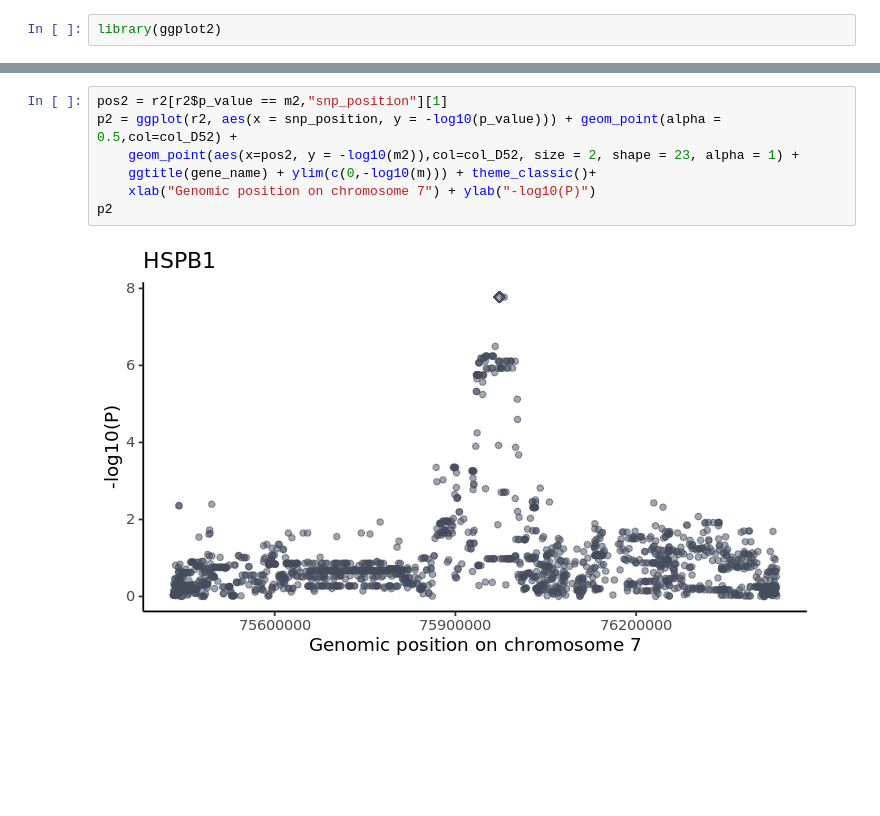
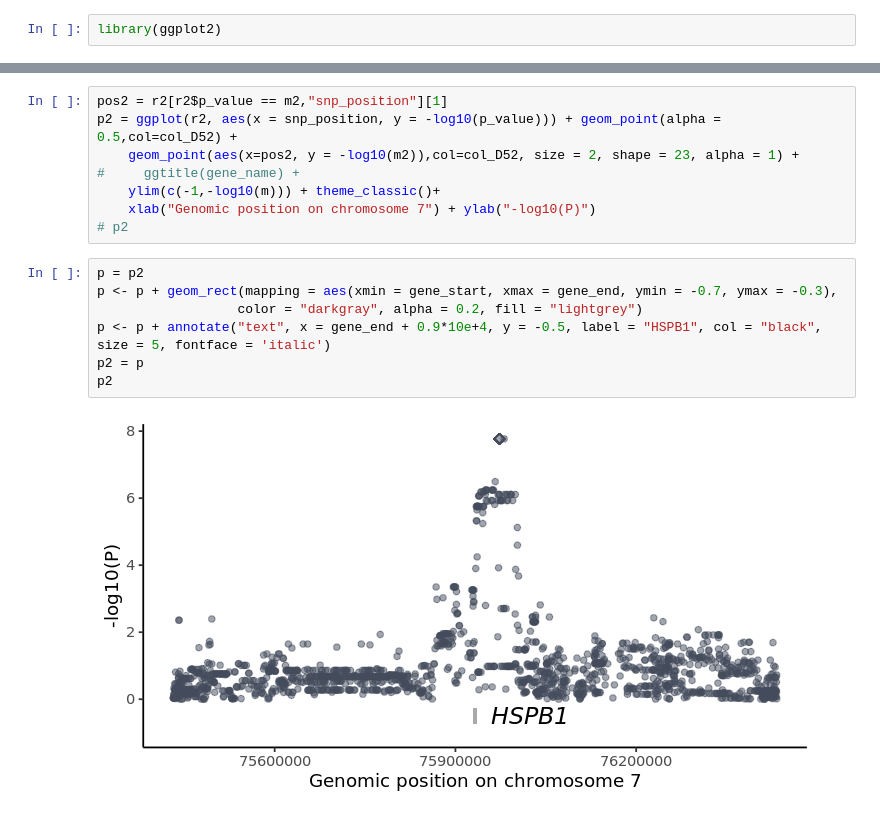
Before and after one commit to single-cell-genetics/singlecell_neuroseq_paper, a Jupyter notebook: plotting_notebooks/Figure_4/fig4b_DA_mat_HSPB1.ipynb, the cells around one changed output, grey strips where cells are left out. Saved outputs shown, nothing was run; the diff lists cells and outputs as text; blank space fills up the shorter version.

```diff
--- a/plotting_notebooks/Figure_4/fig4b_DA_mat_HSPB1.ipynb
+++ b/plotting_notebooks/Figure_4/fig4b_DA_mat_HSPB1.ipynb
@@ -95,9 +113,17 @@ png
 pos2 = r2[r2$p_value == m2,"snp_position"][1]
 p2 = ggplot(r2, aes(x = snp_position, y = -log10(p_value))) + geom_point(alpha = 0.5,col=col_D52) +
     geom_point(aes(x=pos2, y = -log10(m2)),col=col_D52, size = 2, shape = 23, alpha = 1) +
-    ggtitle(gene_name) + ylim(c(0,-log10(m))) + theme_classic()+
+#     ggtitle(gene_name) +
+    ylim(c(-1,-log10(m))) + theme_classic()+
     xlab("Genomic position on chromosome 7") + ylab("-log10(P)")
-p2
+# p2
-# %% [output]
-[figure, removed]
+# %%
+p = p2
+p <- p + geom_rect(mapping = aes(xmin = gene_start, xmax = gene_end, ymin = -0.7, ymax = -0.3),
+                  color = "darkgray", alpha = 0.2, fill = "lightgrey")
+p <- p + annotate("text", x = gene_end + 0.9*10e+4, y = -0.5, label = "HSPB1", col = "black", size = 5, fontface = 'italic')
+p2 = p
+p2
+# %% [output]
+[figure, added]
 # %%
```
Also changed, not shown: parts of 8 cells of this notebook, 2 other files.
